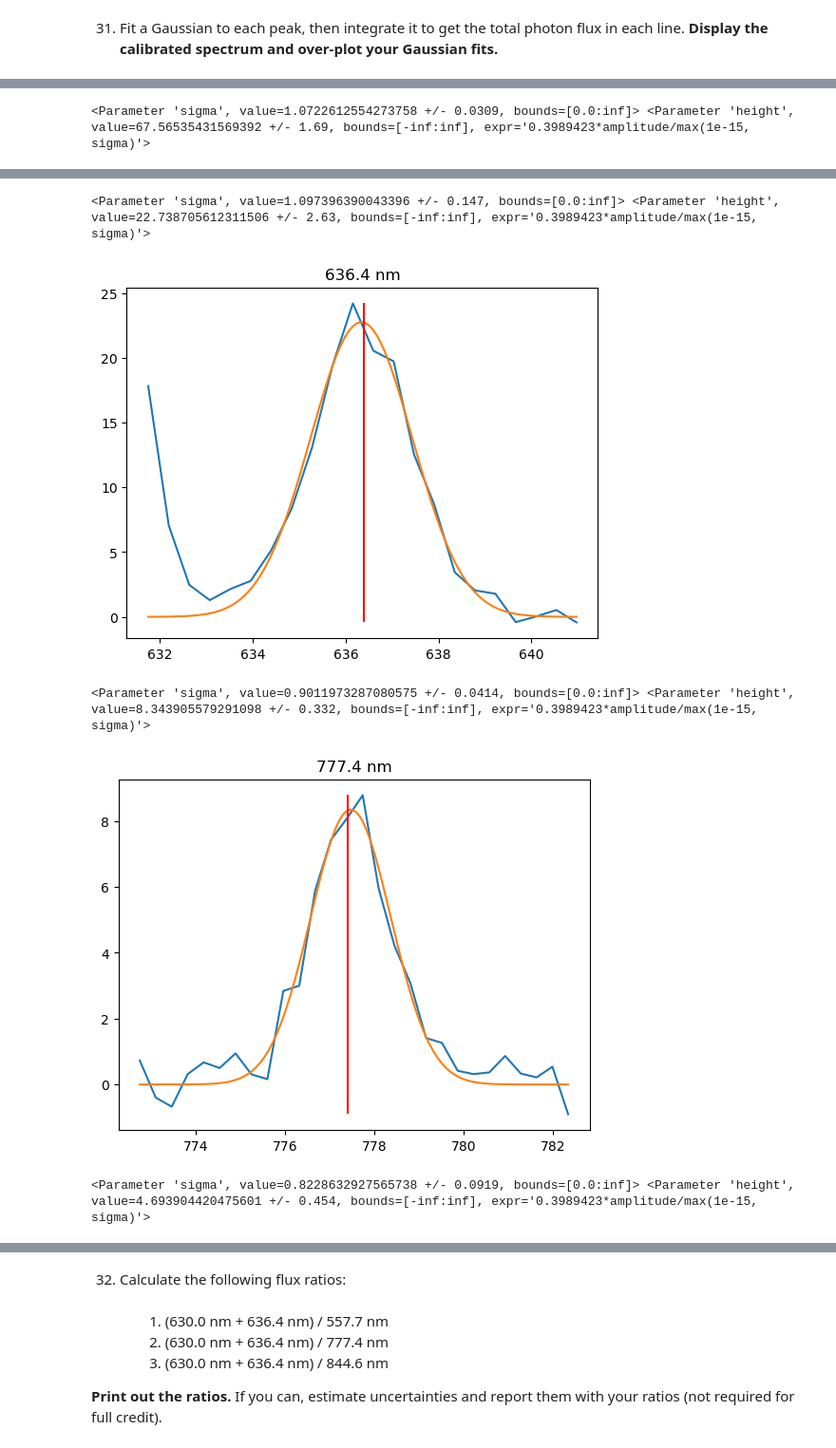
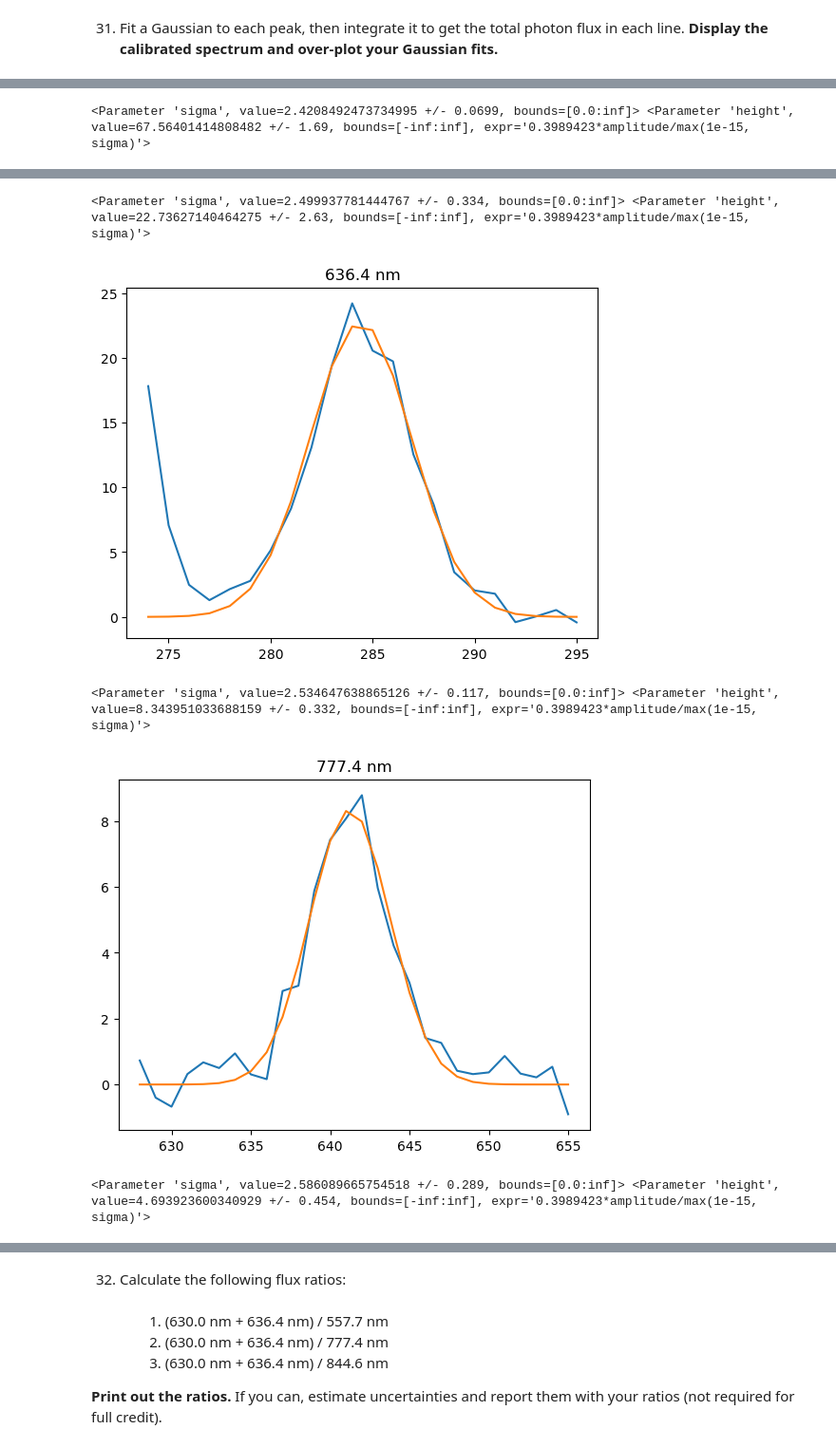
Before and after one commit to Hallflower20/ay107-data-reduction, a Jupyter notebook: problemset3.ipynb, the cells around one changed output, grey strips where cells are left out. Shown at 95% size. Saved outputs shown, nothing was run; the diff lists cells and outputs as text; code cells hidden in the pictures.

```diff
--- a/problemset3.ipynb
+++ b/problemset3.ipynb
@@ -900,7 +907,7 @@ integrals_sum = []
 
 for i in l_of_interest:
     section = np.where((wavelengths_units > i - window) & (wavelengths_units < i + window))[0]
-    l_section = wavelengths_units[section]
+    l_section = section * u.pix
     f_section = ganymede_calibrated[section]
 
     model = GaussianModel()
@@ -909,16 +916,16 @@ for i in l_of_interest:
 
     x_model, step = np.linspace(l_section[0], l_section[-1], 1000, retstep = True)
     x_model = x_model.value
-    output = model.eval(result.params, x = x_model)
+    output = model.eval(result.params, x = l_section.value)
 
-    integrals_sum.append(np.sum(output * step))
+    integrals_sum.append(np.sum(output))
 
     integrals.append(integrate_gaussian(result.params["sigma"], result.params["height"]))
     print(result.params["sigma"], result.params["height"])
 
     plt.plot(l_section, f_section)
-    plt.plot(x_model, output)
-    plt.vlines(i.value, np.min(f_section).value, np.max(f_section).value, color = "red")
+    plt.plot(l_section.value, output)
+    #plt.vlines(i.value, np.min(f_section).value, np.max(f_section).value, color = "red")
     plt.title(str(i))
     plt.show()
 # %% [output]
@@ -927 +934 @@ for i in l_of_interest:
-<Parameter 'sigma', value=1.0722612554273758 +/- 0.0309, bounds=[0.0:inf]> <Parameter 'height', value=67.56535431569392 +/- 1.69, bounds=[-inf:inf], expr='0.3989423*amplitude/max(1e-15, sigma)'>
+<Parameter 'sigma', value=2.4208492473734995 +/- 0.0699, bounds=[0.0:inf]> <Parameter 'height', value=67.56401414808482 +/- 1.69, bounds=[-inf:inf], expr='0.3989423*amplitude/max(1e-15, sigma)'>
@@ -929,5 +936,5 @@ for i in l_of_interest:
-<Parameter 'sigma', value=1.097396390043396 +/- 0.147, bounds=[0.0:inf]> <Parameter 'height', value=22.738705612311506 +/- 2.63, bounds=[-inf:inf], expr='0.3989423*amplitude/max(1e-15, sigma)'>
+<Parameter 'sigma', value=2.499937781444767 +/- 0.334, bounds=[0.0:inf]> <Parameter 'height', value=22.73627140464275 +/- 2.63, bounds=[-inf:inf], expr='0.3989423*amplitude/max(1e-15, sigma)'>
-[figure, old version]
+[figure, new version]
-<Parameter 'sigma', value=0.9011973287080575 +/- 0.0414, bounds=[0.0:inf]> <Parameter 'height', value=8.343905579291098 +/- 0.332, bounds=[-inf:inf], expr='0.3989423*amplitude/max(1e-15, sigma)'>
+<Parameter 'sigma', value=2.534647638865126 +/- 0.117, bounds=[0.0:inf]> <Parameter 'height', value=8.343951033688159 +/- 0.332, bounds=[-inf:inf], expr='0.3989423*amplitude/max(1e-15, sigma)'>
-[figure, old version]
+[figure, new version]
-<Parameter 'sigma', value=0.8228632927565738 +/- 0.0919, bounds=[0.0:inf]> <Parameter 'height', value=4.693904420475601 +/- 0.454, bounds=[-inf:inf], expr='0.3989423*amplitude/max(1e-15, sigma)'>
+<Parameter 'sigma', value=2.586089665754518 +/- 0.289, bounds=[0.0:inf]> <Parameter 'height', value=4.693923600340929 +/- 0.454, bounds=[-inf:inf], expr='0.3989423*amplitude/max(1e-15, sigma)'>
```
Also changed, not shown: parts of 17 cells of this notebook.
